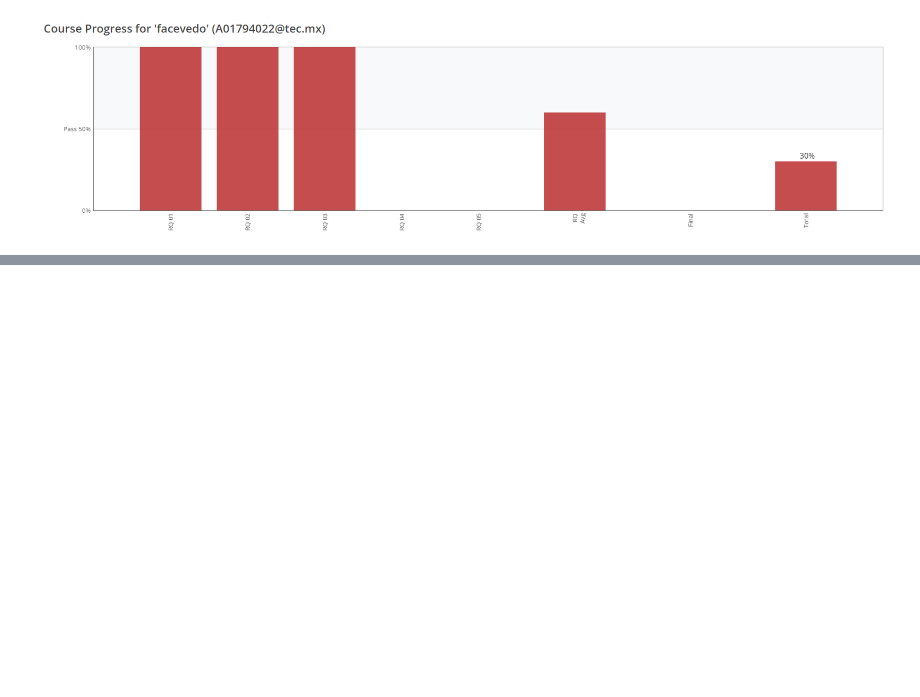
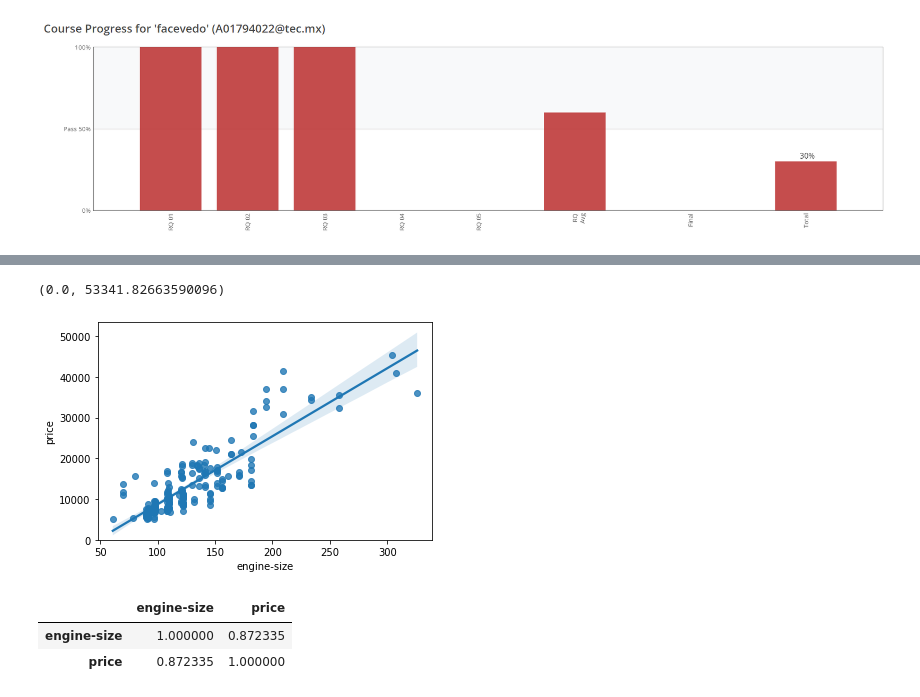
Before and after one commit to PosgradoMNA/actividades-de-aprendizaje-feracor, a Jupyter notebook: A01794022_Semana_6_Data_Analysis_with_Python_.ipynb, the cells around one changed output, grey strips where cells are left out. Drawn from its saved outputs; the diff is of its cells as text; code cells hidden in the pictures; blank space fills up the shorter version.

```diff
--- a/A01794022_Semana_6_Data_Analysis_with_Python_.ipynb
+++ b/A01794022_Semana_6_Data_Analysis_with_Python_.ipynb
@@ -12,0 +24,6 @@ Link al repositorio: https://github.com/PosgradoMNA/actividades-de-aprendizaje-f
+# %%
+filename='https://cf-courses-data.s3.us.cloud-object-storage.appdomain.cloud/IBMDeveloperSkillsNetwork-DA0101EN-SkillsNetwork/labs/Data%20files/automobileEDA.csv'
+# %%
+# importar dataset y ver primeros valores
+df = pd.read_csv(filename)
+df.head()
@@ -12,0 +93,14 @@ Link al repositorio: https://github.com/PosgradoMNA/actividades-de-aprendizaje-f
+# %%
+# Graficar correlacion entre tamano del motor y precio
+sns.regplot(x="engine-size", y="price", data=df)
+plt.ylim(0,)
+# %% [output]
+(0.0, 53341.82663590096)
+[figure, added]
+# %%
+# Encontrar correlacion entre variables especificas
+df[["engine-size", "price"]].corr()
+# %% [output]
+|  | engine-size | price |
+| engine-size | 1.000000 | 0.872335 |
+| price | 0.872335 | 1.000000 |
```
Also changed, not shown: parts of 48 cells of this notebook.
